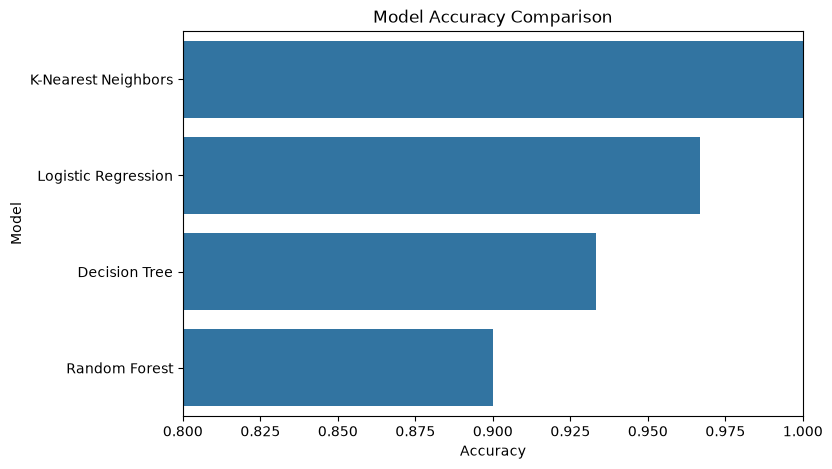
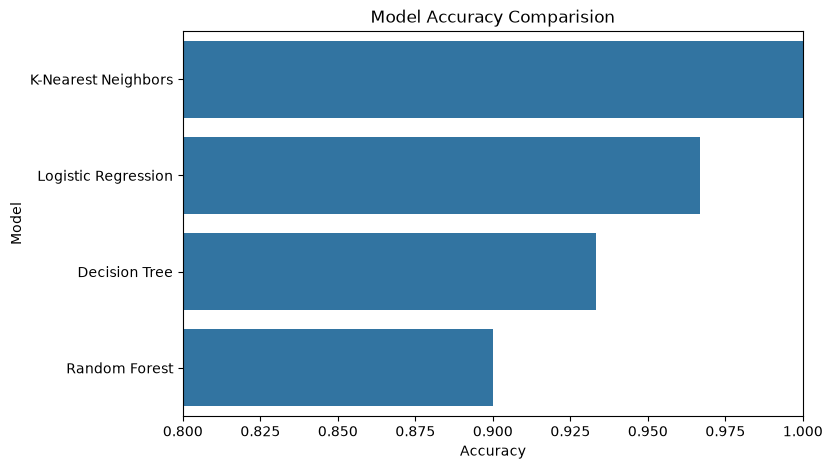
The notebook cell's code change between the first figure and the second:
--- before
+++ after
@@ -7,6 +7,8 @@
 )
 
-plt.title("Model Accuracy Comparison")
+plt.title("Model Accuracy Comparision")
 plt.xlim(0.8, 1.0)
 
+plt.savefig("screenshots/Model_Accuracy_comparision.png", dpi=300, bbox_inches="tight")
+
 plt.show()

Commit: Screenshots added